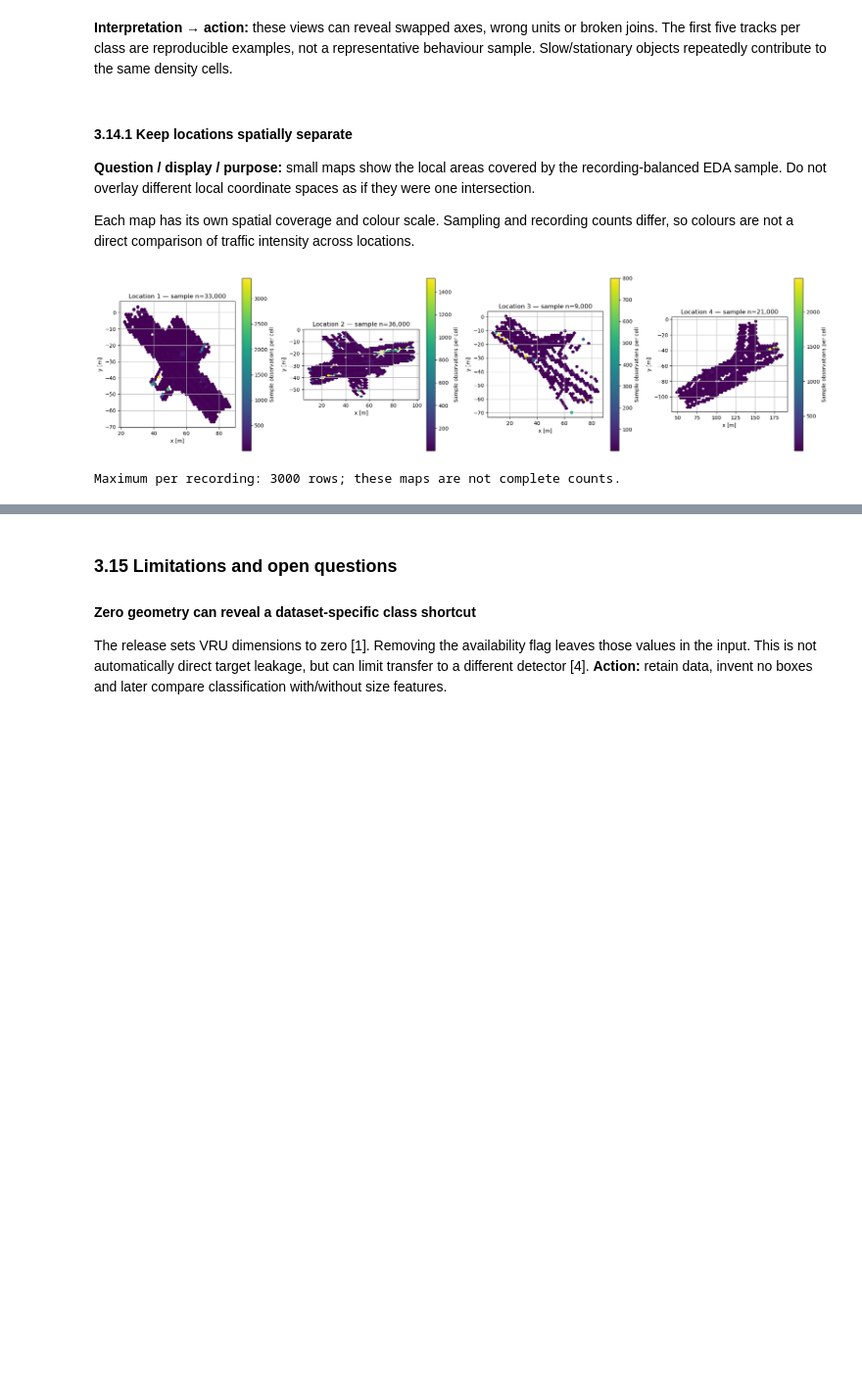
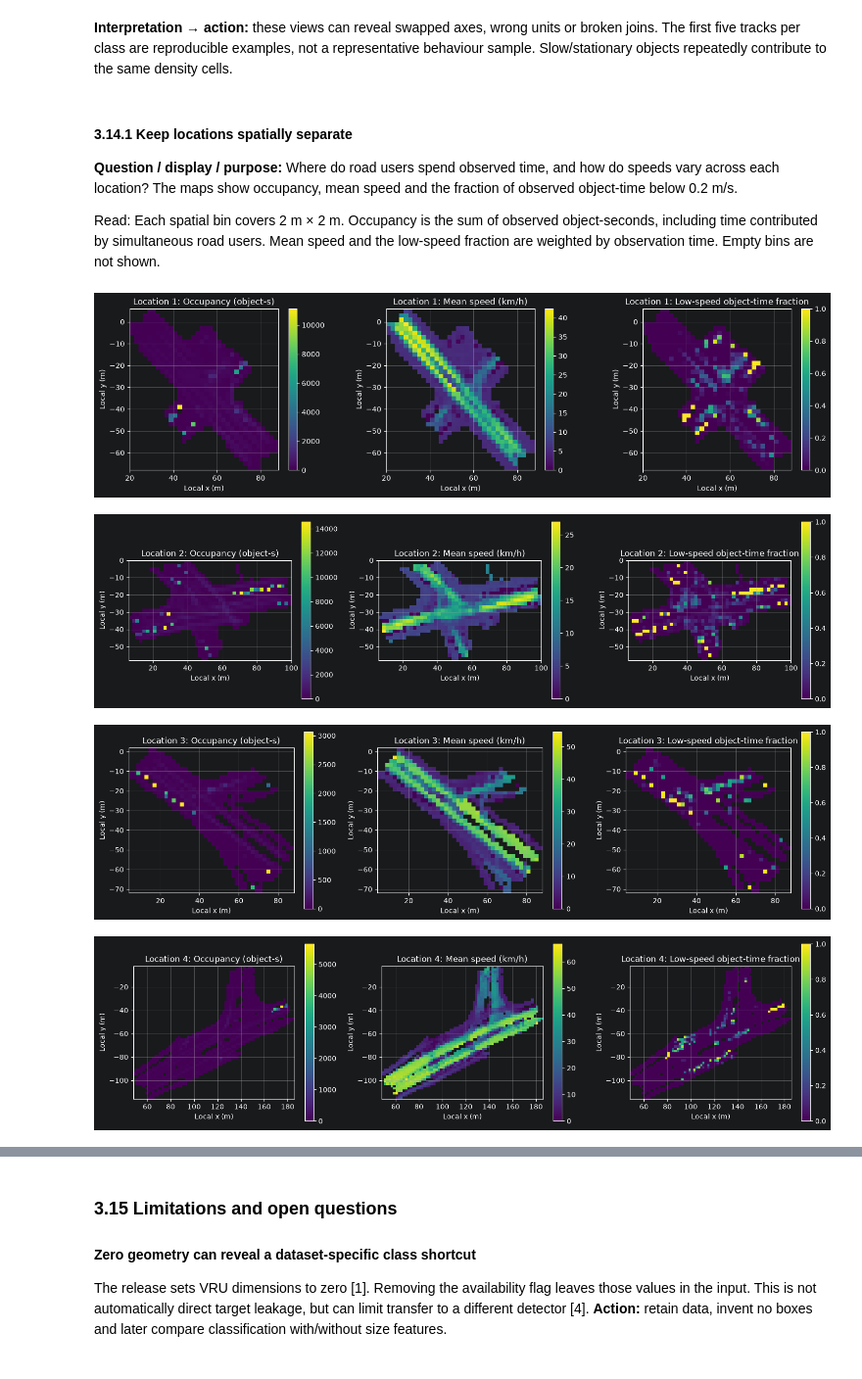
Before and after one commit to web-hannes/ai-infrastructure-p1a, a Jupyter notebook: inD_project_notebook_phase_structure.ipynb, the cells around one changed output, grey strips where cells are left out. Shown at 98% size. Cells and saved outputs as stored; diff of their text form; code cells hidden in the pictures; blank space fills up the shorter version.

```diff
--- a/inD_project_notebook_phase_structure.ipynb
+++ b/inD_project_notebook_phase_structure.ipynb
@@ -440,6 +568,7 @@ def count_geometry(table, class_column, recording, unit):
 inventory_rows, quality_rows, field_tables = [], [], []
 continuity_rows, motion_tables, eda_tables, geometry_tables, temporal_rows = [], [], [], [], []
 metadata_tables = []
+speed_data = []
 # %% [markdown]
 ### Read, check and collect
 
@@ -458,6 +587,9 @@ for recording_id in RECORDINGS:
     if not audit['structural_ok']:
         continue  # Keep the issue visible; do not repair invalid tables automatically.
     data = add_labels_and_time(tracks, meta, recording)
+    speeds = data[['class_name']].copy()
+    speeds['speed_kmh'] = np.hypot(data['xVelocity'], data['yVelocity']) * 3.6
+    speed_data.append(speeds)
     location_id = int(recording.locationId)
 
     # Calculate whole-track summaries once; reuse them for continuity and parking analysis.
@@ -718,7 +850,7 @@ display(inventory.groupby('locationId').agg(recordings=('recordingId', 'nunique'
 **Unit:** one track counts once. Duration means elapsed time between the first and last observation: `(last_frame - first_frame) / frameRate`, not sample count divided by frame rate.
 # %%
 # Retain class counts and add the complete duration ECDF.
-fig, axes = plt.subplots(1, 3, figsize=(17, 4.5))
+fig, axes = plt.subplots(1, 4, figsize=(22, 4.5))
 track_counts = meta_all['class'].value_counts().reindex(CLASS_ORDER, fill_value=0)
 axes[0].bar(CLASS_ORDER, track_counts, color=[CLASS_COLORS[name] for name in CLASS_ORDER])
 axes[0].set(title='Track count by class', ylabel='Tracks')
@@ -733,9 +865,23 @@ axes[2].set(title='Duration: full ECDF', xlabel='Elapsed time [s]', ylabel='Shar
 axes[2].legend()
 for ax in axes[:2]:
     ax.tick_params(axis='x', labelrotation=30)
+
+class_by_location = (track_diagnostics.groupby(["locationId", "class"]).size().unstack(fill_value=0).reindex(columns=CLASS_ORDER, fill_value=0).sort_index()
+)
+class_by_location.plot.bar(stacked=True,ax=axes[3],rot=0,color=[CLASS_COLORS[name] for name in CLASS_ORDER],)
+axes[3].set(
+    title="Composition by location",
+    xlabel="Location ID",
+    ylabel="Tracks",
+)
+axes[3].legend(title="Class")
+
 plt.tight_layout()
 plt.show()
 
 # Print actual quantiles instead of pre-written numerical claims.
 display(track_diagnostics.groupby('class').elapsed_s.describe(percentiles=[.25, .5, .75, .95, .99]).reindex(CLASS_ORDER))
+
+print("meta_all columns:", meta_all.columns.tolist())
+print("track_diagnostics columns:", track_diagnostics.columns.tolist())
 # %% [output]
@@ -1365,21 +1581,35 @@ Density counts frame observations: slow or stationary objects repeatedly contrib
 # %% [markdown]
 #### 3.14.1 Keep locations spatially separate
 
-**Question / display / purpose:** small maps show the local areas covered by the recording-balanced EDA sample. Do not overlay different local coordinate spaces as if they were one intersection.
+**Question / display / purpose:** Where do road users spend observed time,
+and how do speeds vary across each location? The maps show occupancy,
+mean speed and the fraction of observed object-time below 0.2 m/s.
 
-Each map has its own spatial coverage and colour scale. Sampling and recording counts differ, so colours are not a direct comparison of traffic intensity across locations.
+Read: Each spatial bin covers 2 m × 2 m. Occupancy is the sum of
+observed object-seconds, including time contributed by simultaneous road
+users. Mean speed and the low-speed fraction are weighted by observation
+time. Empty bins are not shown.
 # %%
-# Keep one local coordinate space per location.
-fig, axes = plt.subplots(1, len(locations), figsize=(5 * len(locations), 5), squeeze=False)
-for ax, location_id in zip(axes[0], locations):
-    group = eda[eda.locationId == location_id]
-    image = ax.hexbin(group.xCenter, group.yCenter, gridsize=40, mincnt=1, cmap='viridis')
-    ax.set(title=f'Location {int(location_id)} — sample n={len(group):,}', xlabel='x [m]', ylabel='y [m]', aspect='equal')
-    fig.colorbar(image, ax=ax, label='Sample observations per cell')
-plt.tight_layout()
-plt.show()
-print('Maximum per recording:', EDA_SAMPLE_PER_RECORDING, 'rows; these maps are not complete counts.')
+for location, data in read_location_frames():
+    xb, yb, panels = spatial_map_data(data)
+
+    fig, axes = plt.subplots(1, 3, figsize=(15, 4))
+    for ax, (values, title, vmax) in zip(axes, panels):
+        image = ax.pcolormesh(
+            xb, yb, np.ma.masked_invalid(values.T),
+            shading='auto', cmap='viridis', vmin=0, vmax=vmax
+        )
+        ax.set(
+            title=f'Location {location}: {title}',
+            xlabel='Local x (m)', ylabel='Local y (m)', aspect='equal'
+        )
+        fig.colorbar(image, ax=ax)
+
+    plt.tight_layout()
+    plt.show()
 # %% [output]
-[figure, old version]
+[figure, new version]
-Maximum per recording: 3000 rows; these maps are not complete counts.
+[figure, added]
+[figure, added]
+[figure, added]
 # %% [markdown]
```
Also changed, not shown: parts of 24 cells of this notebook, 1 other file.
